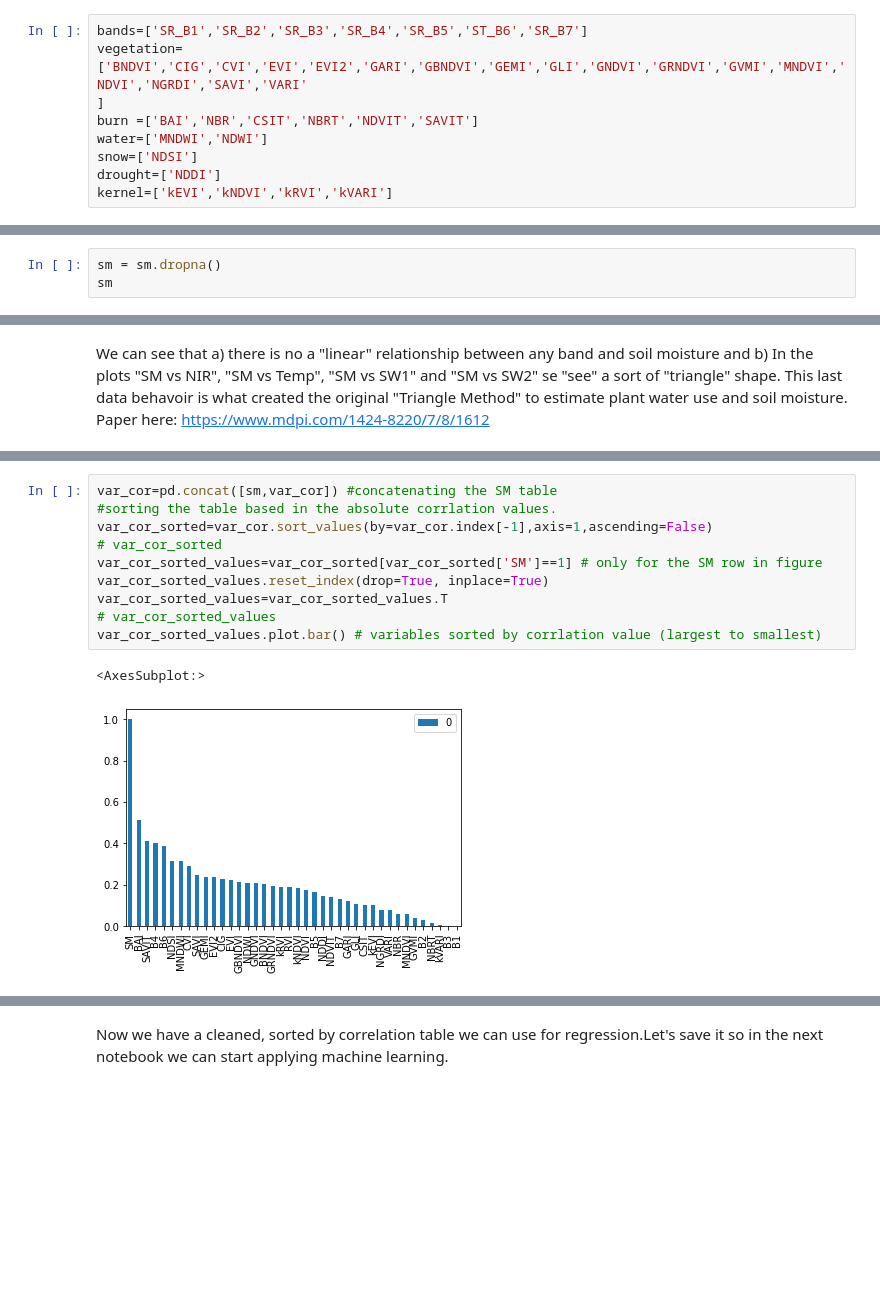
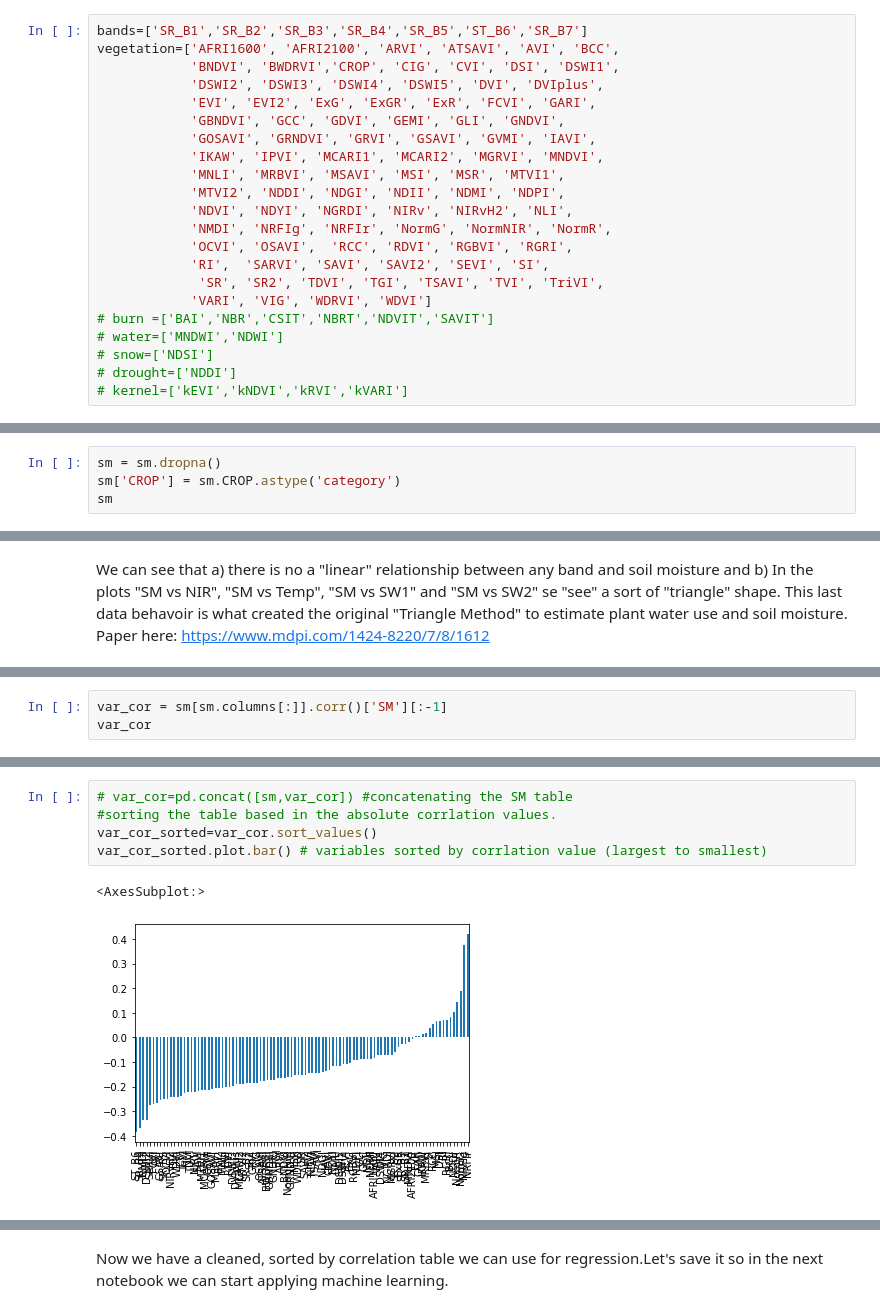
Before and after one commit to diviningwater/Machine-Learning-Applications-in-Remote-Sensing-Data, a Jupyter notebook: DSAW_Application_1_Step_2.ipynb, the cells around one changed output, grey strips where cells are left out. Cells and saved outputs as stored; diff of their text form; blank space fills up the shorter version.

```diff
--- a/DSAW_Application_1_Step_2.ipynb
+++ b/DSAW_Application_1_Step_2.ipynb
@@ -65,13 +65,26 @@ print(sorted(sm_data_jun_30))
 Let's extract the inputs (bands and vegetation indices) and outputs (soil moisture)
 # %%
 bands=['SR_B1','SR_B2','SR_B3','SR_B4','SR_B5','ST_B6','SR_B7']
-vegetation=['BNDVI','CIG','CVI','EVI','EVI2','GARI','GBNDVI','GEMI','GLI','GNDVI','GRNDVI','GVMI','MNDVI','NDVI','NGRDI','SAVI','VARI'
-]
-burn =['BAI','NBR','CSIT','NBRT','NDVIT','SAVIT']
-water=['MNDWI','NDWI']
-snow=['NDSI']
-drought=['NDDI']
-kernel=['kEVI','kNDVI','kRVI','kVARI']
+vegetation=['AFRI1600', 'AFRI2100', 'ARVI', 'ATSAVI', 'AVI', 'BCC',
+            'BNDVI', 'BWDRVI','CROP', 'CIG', 'CVI', 'DSI', 'DSWI1',
+            'DSWI2', 'DSWI3', 'DSWI4', 'DSWI5', 'DVI', 'DVIplus',
+            'EVI', 'EVI2', 'ExG', 'ExGR', 'ExR', 'FCVI', 'GARI',
+            'GBNDVI', 'GCC', 'GDVI', 'GEMI', 'GLI', 'GNDVI',
+            'GOSAVI', 'GRNDVI', 'GRVI', 'GSAVI', 'GVMI', 'IAVI',
+            'IKAW', 'IPVI', 'MCARI1', 'MCARI2', 'MGRVI', 'MNDVI',
+            'MNLI', 'MRBVI', 'MSAVI', 'MSI', 'MSR', 'MTVI1',
+            'MTVI2', 'NDDI', 'NDGI', 'NDII', 'NDMI', 'NDPI',
+            'NDVI', 'NDYI', 'NGRDI', 'NIRv', 'NIRvH2', 'NLI',
+            'NMDI', 'NRFIg', 'NRFIr', 'NormG', 'NormNIR', 'NormR',
+            'OCVI', 'OSAVI',  'RCC', 'RDVI', 'RGBVI', 'RGRI',
+            'RI',  'SARVI', 'SAVI', 'SAVI2', 'SEVI', 'SI',
+             'SR', 'SR2', 'TDVI', 'TGI', 'TSAVI', 'TVI', 'TriVI',
+            'VARI', 'VIG', 'WDRVI', 'WDVI']
+# burn =['BAI','NBR','CSIT','NBRT','NDVIT','SAVIT']
+# water=['MNDWI','NDWI']
+# snow=['NDSI']
+# drought=['NDDI']
+# kernel=['kEVI','kNDVI','kRVI','kVARI']
 # %%
 # bands+ vegetation+burn+water+snow+drought+kernel
 landsat7_may_13_sm_pixels=sm_data_may_13[bands+ vegetation+['SM0513']]
@@ -129,5 +142,6 @@ sm
 Se saw that landsat 7 has some missing pixels (due to sensor malfunction). In some dates, our SM coordinates fall into these missing pixels. So we need to eliminate those rows where in our table we got NaN (not a number) values.
 # %%
 sm = sm.dropna()
+sm['CROP'] = sm.CROP.astype('category')
 sm
 # %% [output]
@@ -265,0 +228,3 @@ var_cor
+# %%
+var_cor = sm[sm.columns[:]].corr()['SM'][:-1]
+var_cor
@@ -266,16 +244,11 @@ var_cor
 # %%
-var_cor=pd.concat([sm,var_cor]) #concatenating the SM table
+# var_cor=pd.concat([sm,var_cor]) #concatenating the SM table
 #sorting the table based in the absolute corrlation values.
-var_cor_sorted=var_cor.sort_values(by=var_cor.index[-1],axis=1,ascending=False)
-# var_cor_sorted
-var_cor_sorted_values=var_cor_sorted[var_cor_sorted['SM']==1] # only for the SM row in figure
-var_cor_sorted_values.reset_index(drop=True, inplace=True)
-var_cor_sorted_values=var_cor_sorted_values.T
-# var_cor_sorted_values
-var_cor_sorted_values.plot.bar() # variables sorted by corrlation value (largest to smallest)
+var_cor_sorted=var_cor.sort_values()
+var_cor_sorted.plot.bar() # variables sorted by corrlation value (largest to smallest)
 # %% [output]
 <AxesSubplot:>
-[figure, old version]
+[figure, new version]
 # %%
 var_cor_sorted.head()
 # %% [output]
```
Also changed, not shown: parts of 32 cells of this notebook, 11 other files.
